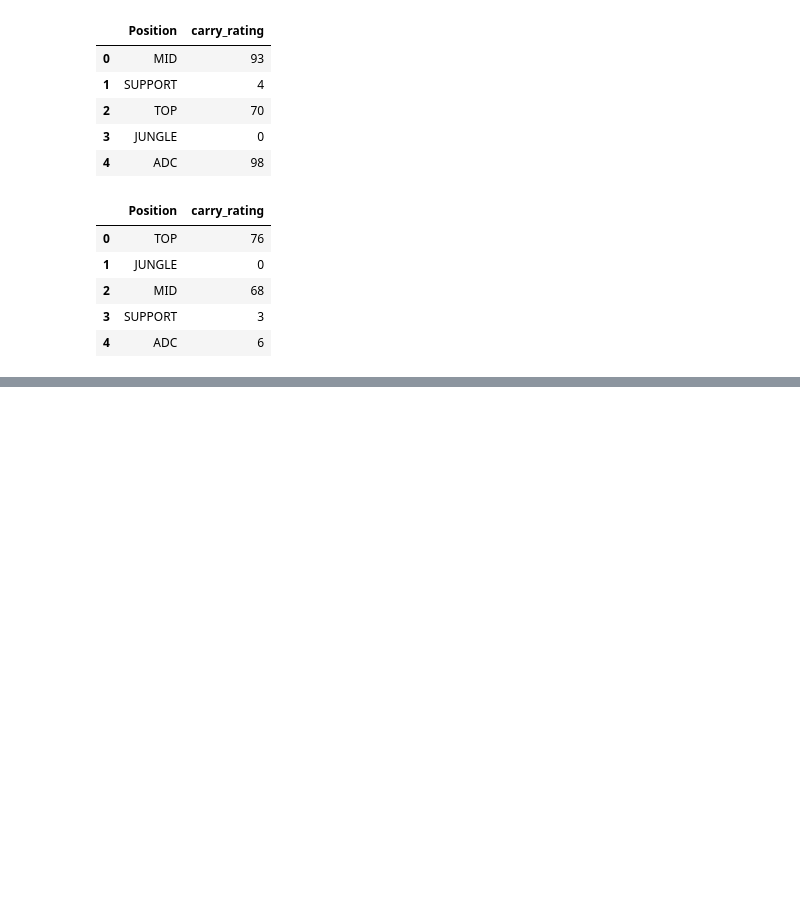
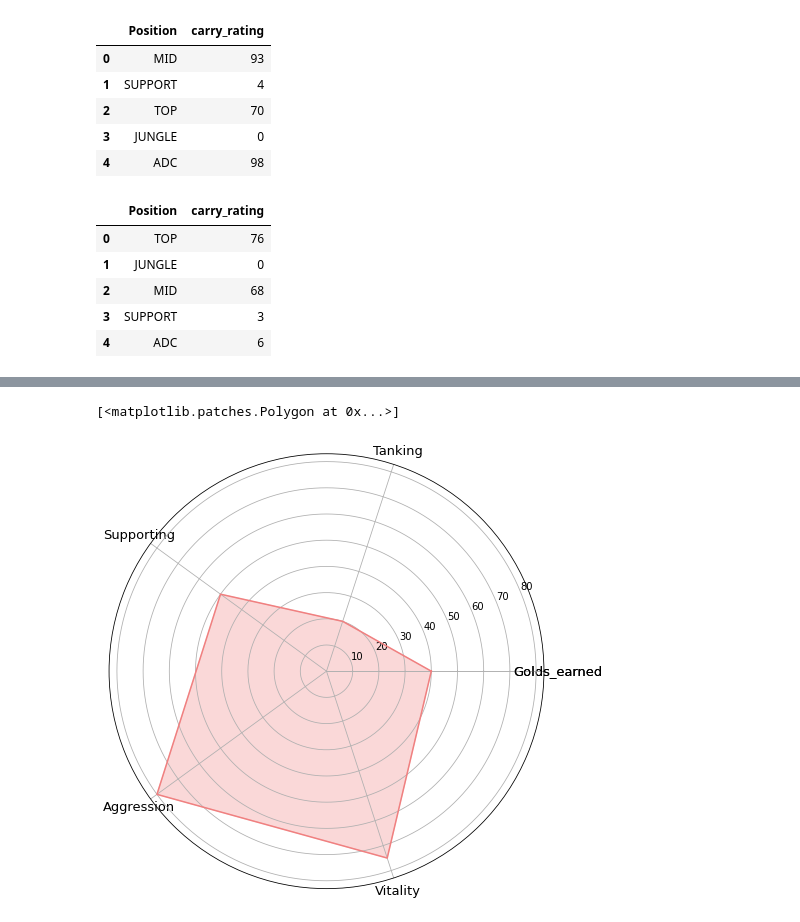
Before and after one commit to skdding3/LOL-Project, a Jupyter notebook: OPGG_Project.ipynb, the cells around one changed output, grey strips where cells are left out. Saved outputs shown, nothing was run; the diff lists cells and outputs as text; code cells hidden in the pictures; blank space fills up the shorter version.

```diff
--- a/OPGG_Project.ipynb
+++ b/OPGG_Project.ipynb
@@ -890,0 +959,29 @@ carry_df200
+# %%
+import numpy as np
+import matplotlib.pyplot as plt
+
+# 5개 지표 설정
+categories = ['Golds_earned', 'Tanking', 'Supporting','Aggression','Vitality']
+categories = [*categories, categories[0]]
+
+# 데이터
+grade1 = [40,20,50,80,75] # 'Golds_earned', 'Tanking', 'Supporting','Aggression','Vitality'
+grade2 = [60,30,40,90,65] # 'Golds_earned', 'Tanking', 'Supporting','Aggression','Vitality'
+
+# grade3 = [83,84,95,63,75]
+
+grade1 = [*grade1, grade1[0]]
+grade2 = [*grade2, grade2[0]]
+# grade3 = [*grade3, grade3[0]]
+# %%
+label_loc = np.linspace(start=0, stop=2*np.pi, num=len(grade1))
+
+plt.figure(figsize=(8,8))
+ax = plt.subplot(polar=True)
+plt.xticks(label_loc, labels=categories, fontsize=13)
+
+ax.plot(label_loc, grade1, label="Student1",color='lightcoral')
+ax.fill(label_loc, grade1, color='lightcoral', alpha=0.3)
+# %% [output]
+[<matplotlib.patches.Polygon at 0x...>]
+[figure, added]
```
Also changed, not shown: parts of 47 cells of this notebook.
